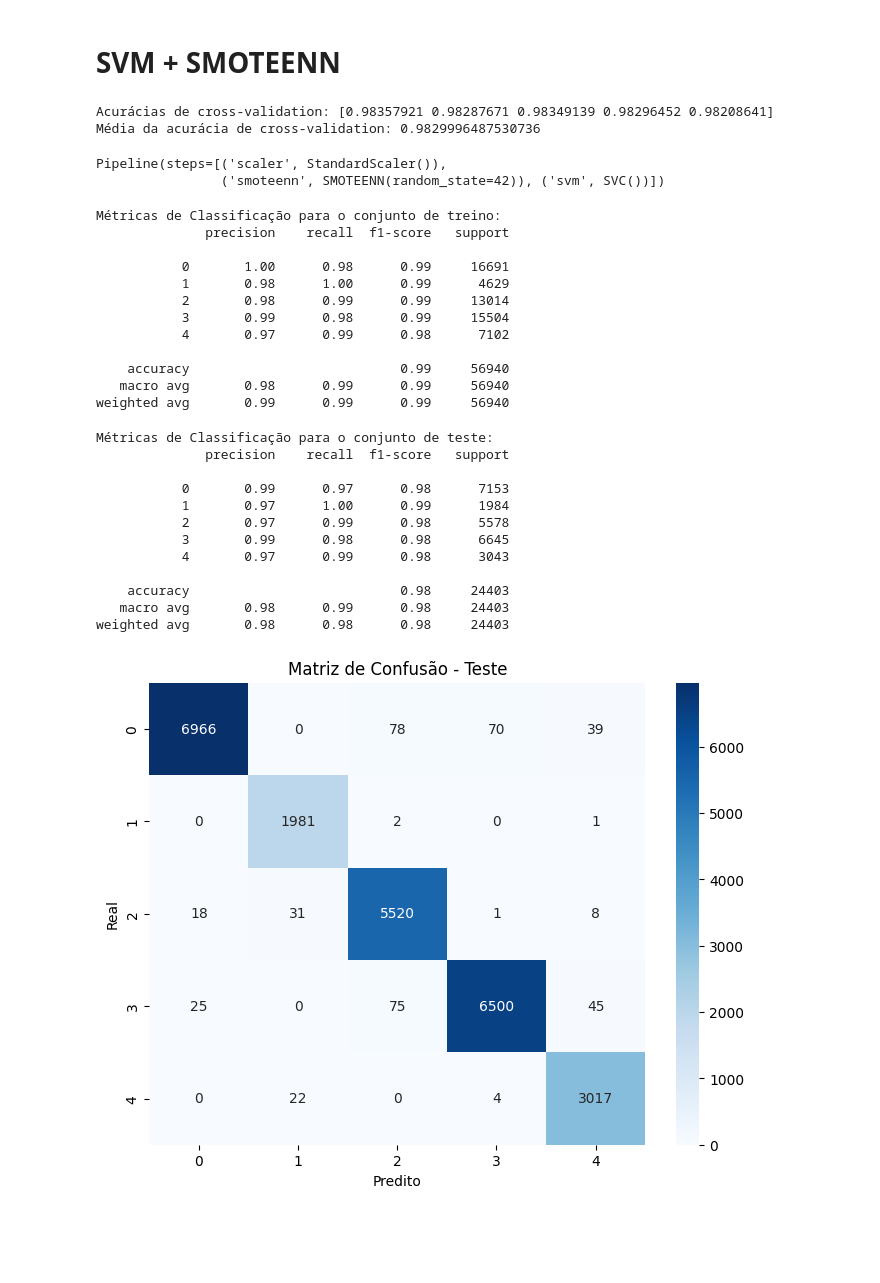
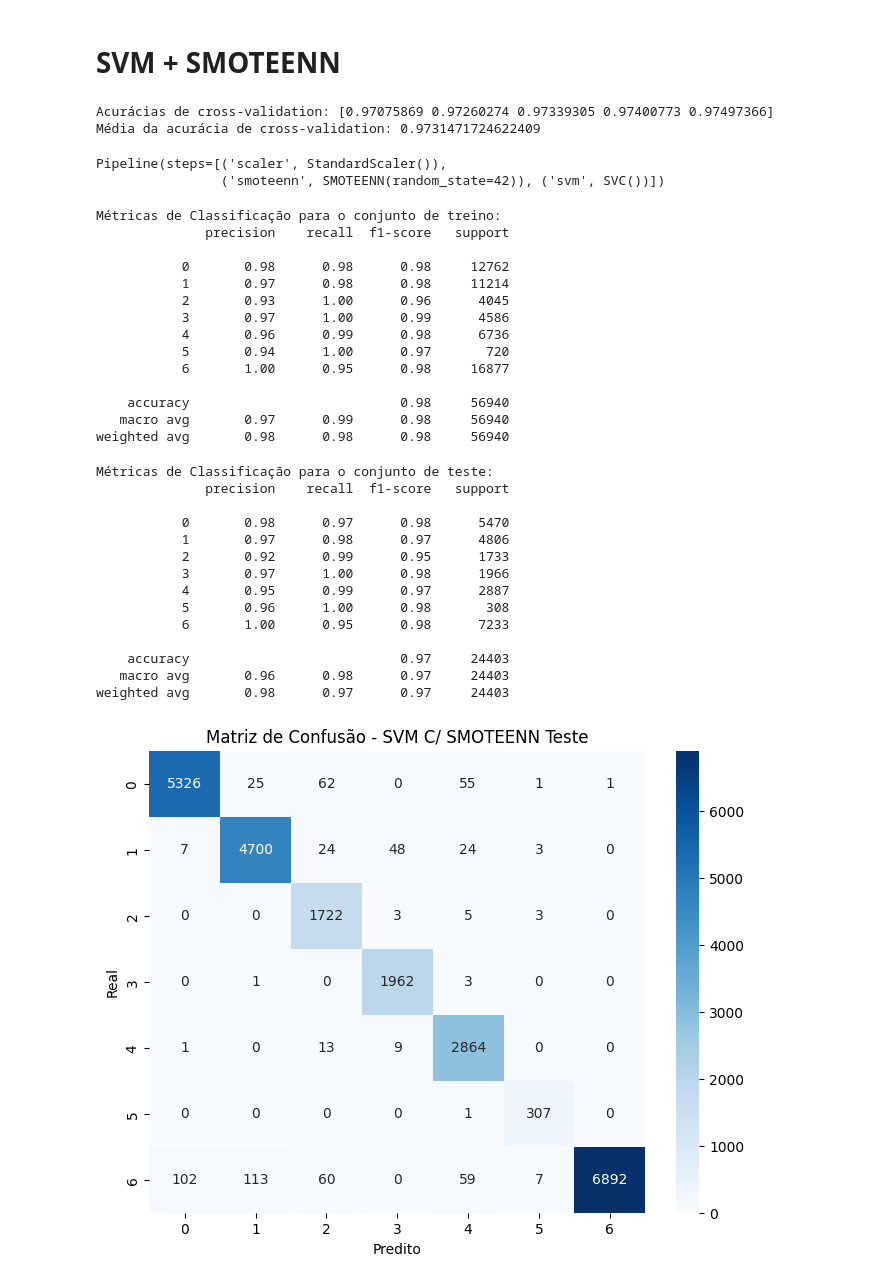
Before and after one commit to allanjfarias/PISI3, a Jupyter notebook: notebooks_classificação_clusters/svm_smoteenn.ipynb, the cells around one changed output. Drawn from its saved outputs; the diff is of its cells as text; code cells hidden in the pictures; blank space fills up the shorter version.

Commit message:
svm c/ 7 clusters

```diff
--- a/notebooks_classificação_clusters/svm_smoteenn.ipynb
+++ b/notebooks_classificação_clusters/svm_smoteenn.ipynb
@@ -13,7 +13,7 @@ from imblearn.pipeline import Pipeline
 from imblearn.combine import SMOTEENN
 from sklearn.preprocessing import StandardScaler
 # %%
-df = pd.read_csv("..\\datasets_paralelos\\kmeans_5clusters.csv")
+df = pd.read_csv("..\\datasets_paralelos\\kmeans_7clusters.csv")
 # %%
 # 2. Separar X e y
 X = df.drop(columns=['cluster'])
@@ -35,8 +35,8 @@ cv_scores = cross_val_score(pipeline, X_train, y_train, cv=5, scoring='accuracy'
 print("Acurácias de cross-validation:", cv_scores)
 print("Média da acurácia de cross-validation:", np.mean(cv_scores))
 # %% [output]
-Acurácias de cross-validation: [0.98357921 0.98287671 0.98349139 0.98296452 0.98208641]
-Média da acurácia de cross-validation: 0.9829996487530736
+Acurácias de cross-validation: [0.97075869 0.97260274 0.97339305 0.97400773 0.97497366]
+Média da acurácia de cross-validation: 0.9731471724622409
 # %%
 # 6. Treinar o pipeline completo no treino
 pipeline.fit(X_train, y_train)
@@ -52,15 +52,17 @@ print(classification_report(y_train, y_train_pred))
 Métricas de Classificação para o conjunto de treino:
               precision    recall  f1-score   support
 
-           0       1.00      0.98      0.99     16691
-           1       0.98      1.00      0.99      4629
-           2       0.98      0.99      0.99     13014
-           3       0.99      0.98      0.99     15504
-           4       0.97      0.99      0.98      7102
+           0       0.98      0.98      0.98     12762
+           1       0.97      0.98      0.98     11214
+           2       0.93      1.00      0.96      4045
+           3       0.97      1.00      0.99      4586
+           4       0.96      0.99      0.98      6736
+           5       0.94      1.00      0.97       720
+           6       1.00      0.95      0.98     16877
 
-    accuracy                           0.99     56940
-   macro avg       0.98      0.99      0.99     56940
-weighted avg       0.99      0.99      0.99     56940
+    accuracy                           0.98     56940
+   macro avg       0.97      0.99      0.98     56940
+weighted avg       0.98      0.98      0.98     56940
 # %%
 # 8. Avaliar no teste
 y_test_pred = pipeline.predict(X_test)
@@ -70,27 +72,29 @@ print(classification_report(y_test, y_test_pred))
 Métricas de Classificação para o conjunto de teste:
               precision    recall  f1-score   support
 
-           0       0.99      0.97      0.98      7153
-           1       0.97      1.00      0.99      1984
-           2       0.97      0.99      0.98      5578
-           3       0.99      0.98      0.98      6645
-           4       0.97      0.99      0.98      3043
+           0       0.98      0.97      0.98      5470
+           1       0.97      0.98      0.97      4806
+           2       0.92      0.99      0.95      1733
+           3       0.97      1.00      0.98      1966
+           4       0.95      0.99      0.97      2887
+           5       0.96      1.00      0.98       308
+           6       1.00      0.95      0.98      7233
 
-    accuracy                           0.98     24403
-   macro avg       0.98      0.99      0.98     24403
-weighted avg       0.98      0.98      0.98     24403
+    accuracy                           0.97     24403
+   macro avg       0.96      0.98      0.97     24403
+weighted avg       0.98      0.97      0.97     24403
 # %%
 # 9. Matriz de confusão do teste
 conf_matrix = confusion_matrix(y_test, y_test_pred)
 plt.figure(figsize=(8,6))
 sns.heatmap(conf_matrix, annot=True, fmt='d', cmap='Blues',
             xticklabels=sorted(Y.unique()), yticklabels=sorted(Y.unique()))
 plt.xlabel('Predito')
 plt.ylabel('Real')
-plt.title('Matriz de Confusão - Teste')
+plt.title('Matriz de Confusão - SVM C/ SMOTEENN Teste')
 plt.show()
 # %% [output]
-[figure, old version]
+[figure, new version]
 # %%
 
 # Matriz de Confusão para o conjunto de treino
```
Also changed, not shown: parts of 1 cell of this notebook, 2 other files.
